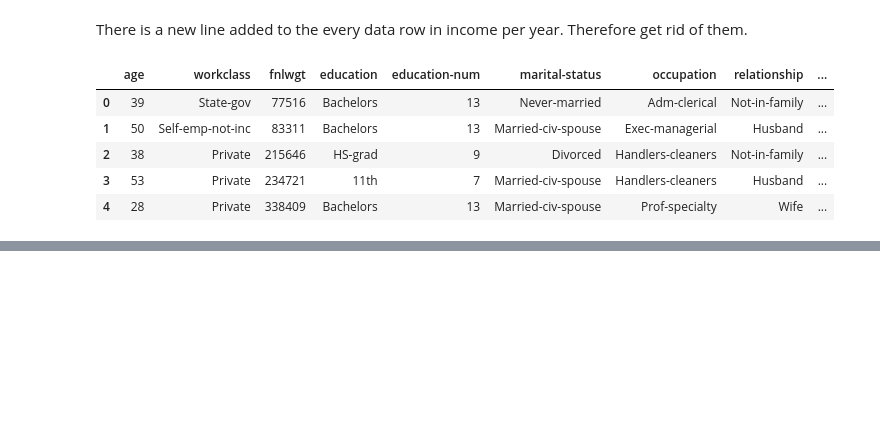
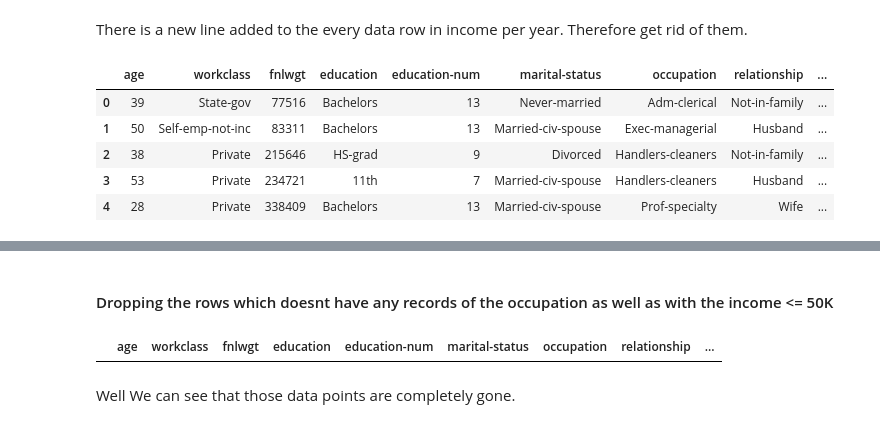
Before and after one commit to SandinMaheeshakya/ML-Income-Prediction-System, a Jupyter notebook: Pre-Processing Data.ipynb, the cells around one changed output, grey strips where cells are left out. Cells and saved outputs as stored; diff of their text form; code cells hidden in the pictures; blank space fills up the shorter version.

```diff
--- a/Pre-Processing Data.ipynb
+++ b/Pre-Processing Data.ipynb
@@ -224,0 +303,11 @@ adult_dataset.head()
+# %% [markdown]
+#### Dropping the rows which doesnt have any records of the occupation as well as  with the income <= 50K
+# %%
+adult_dataset = adult_dataset.drop(adult_dataset[(adult_dataset['occupation'].isna()) & (adult_dataset['income-per-year'] == '<=50K')].index)
+
+# Checking if we get rid of those values
+adult_dataset[(adult_dataset['occupation'].isna()) & (adult_dataset['income-per-year'] == '<=50K')]
+# %% [output]
+|  | age | workclass | fnlwgt | education | education-num | marital-status | occupation | relationship | ... |
+# %% [markdown]
+Well We can see that those data points are completely gone.
```
Also changed, not shown: parts of 8 cells of this notebook.
